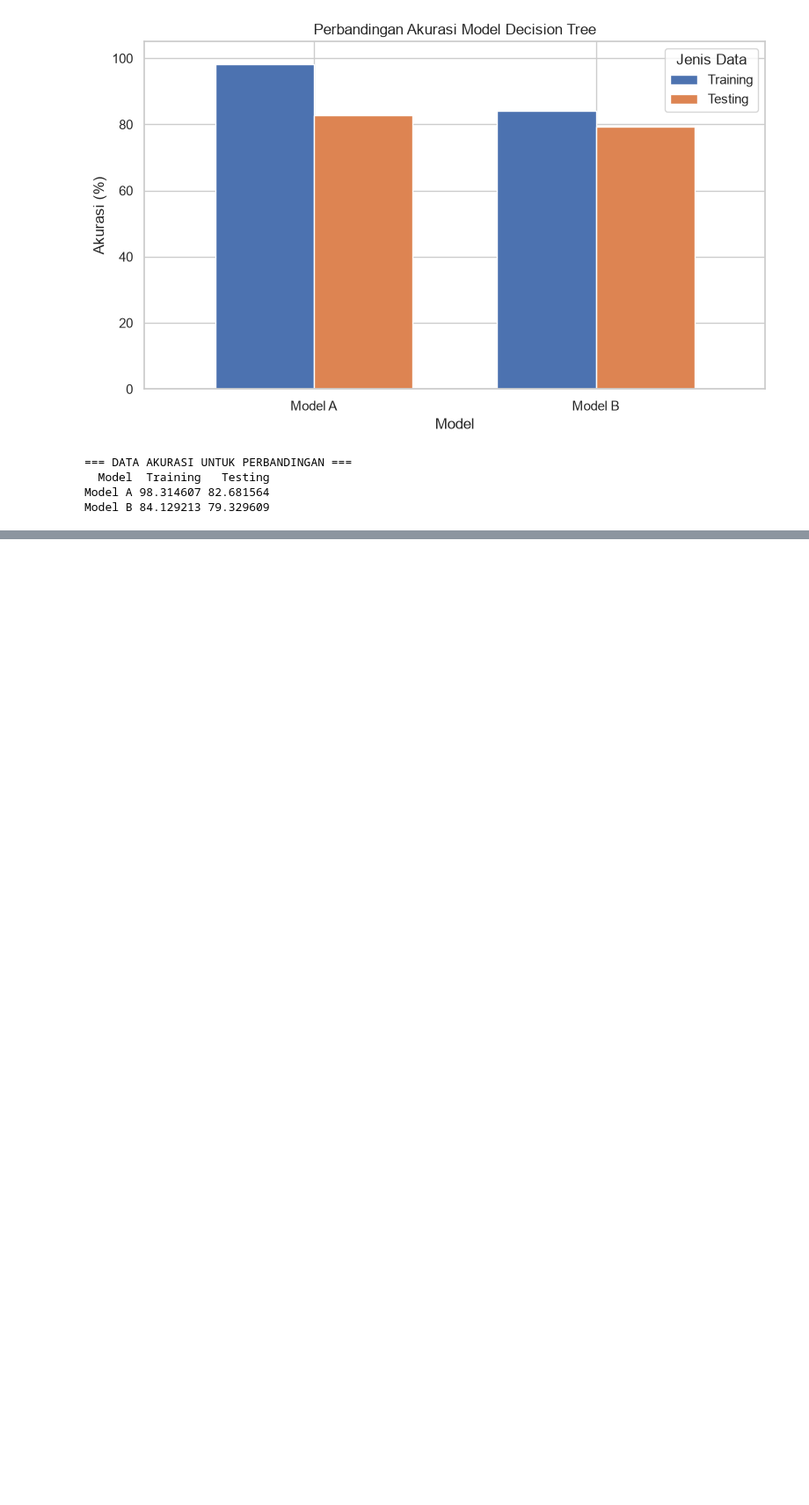
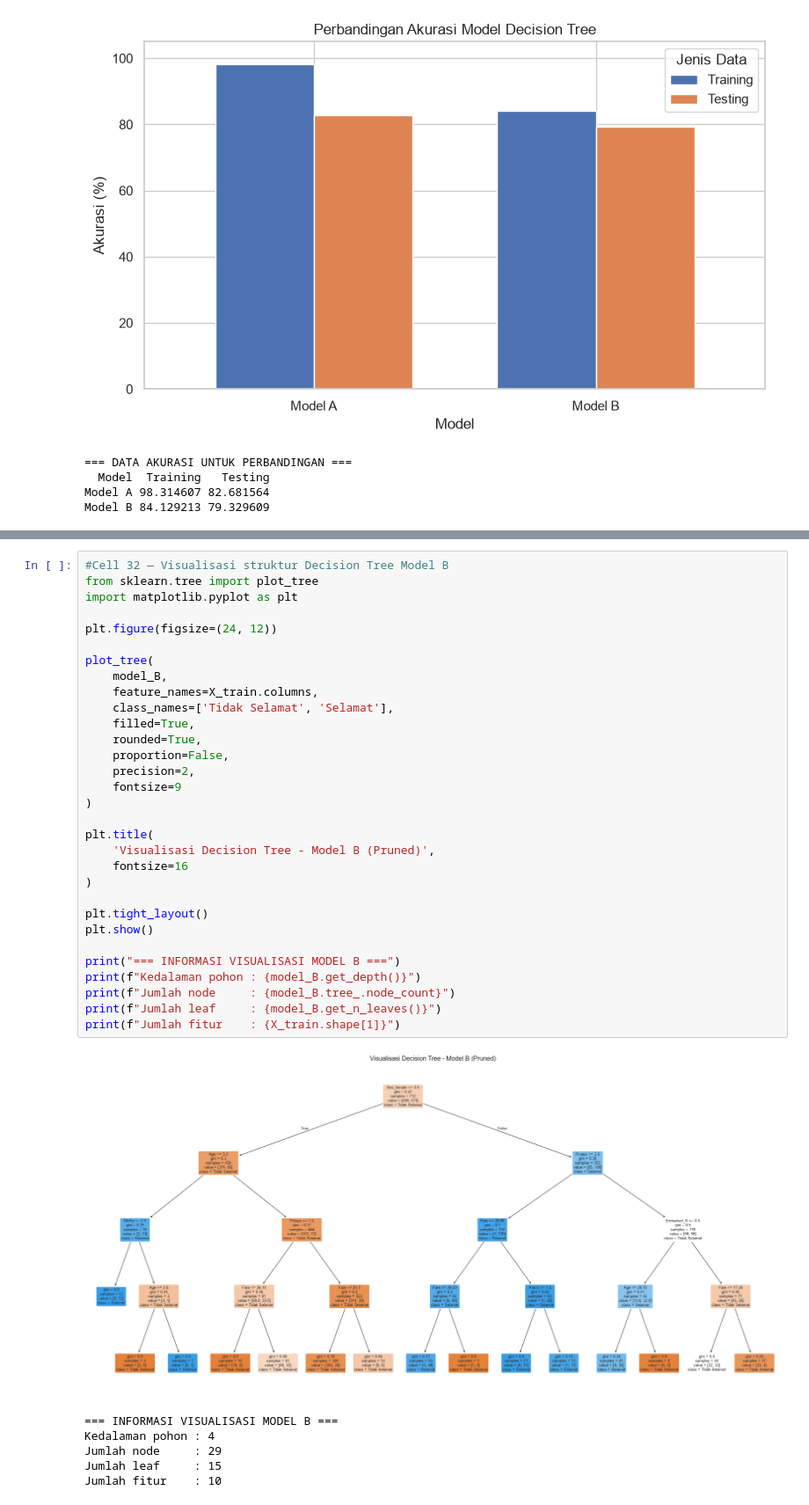
Before and after one commit to ReidOates/AI5ML, a Jupyter notebook: notebook/TA05_Titanic.ipynb, the cells around one changed output, grey strips where cells are left out. Shown at 88% size. Saved outputs shown, nothing was run; the diff lists cells and outputs as text; blank space fills up the shorter version.

Commit message:
feat: add decision tree visualization and interpretation

```diff
--- a/notebook/TA05_Titanic.ipynb
+++ b/notebook/TA05_Titanic.ipynb
@@ -996,0 +1005,38 @@ Tahap ini dilakukan untuk memahami struktur model Decision Tree yang telah dilat
+# %%
+#Cell 32 — Visualisasi struktur Decision Tree Model B
+from sklearn.tree import plot_tree
+import matplotlib.pyplot as plt
+
+plt.figure(figsize=(24, 12))
+
+plot_tree(
+    model_B,
+    feature_names=X_train.columns,
+    class_names=['Tidak Selamat', 'Selamat'],
+    filled=True,
+    rounded=True,
+    proportion=False,
+    precision=2,
+    fontsize=9
+)
+
+plt.title(
+    'Visualisasi Decision Tree - Model B (Pruned)',
+    fontsize=16
+)
+
+plt.tight_layout()
+plt.show()
+
+print("=== INFORMASI VISUALISASI MODEL B ===")
+print(f"Kedalaman pohon : {model_B.get_depth()}")
+print(f"Jumlah node     : {model_B.tree_.node_count}")
+print(f"Jumlah leaf     : {model_B.get_n_leaves()}")
+print(f"Jumlah fitur    : {X_train.shape[1]}")
+# %% [output]
+[figure, added]
+=== INFORMASI VISUALISASI MODEL B ===
+Kedalaman pohon : 4
+Jumlah node     : 29
+Jumlah leaf     : 15
+Jumlah fitur    : 10
```
Also changed, not shown: parts of 5 cells of this notebook.
